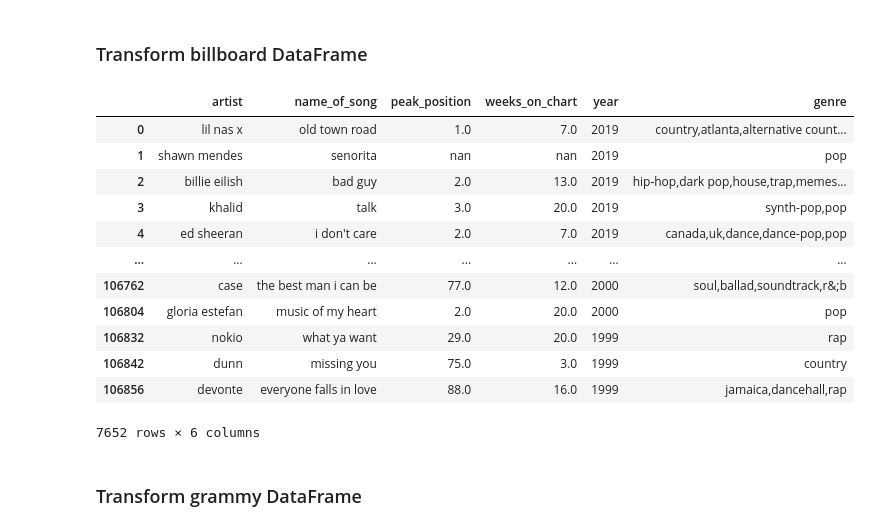
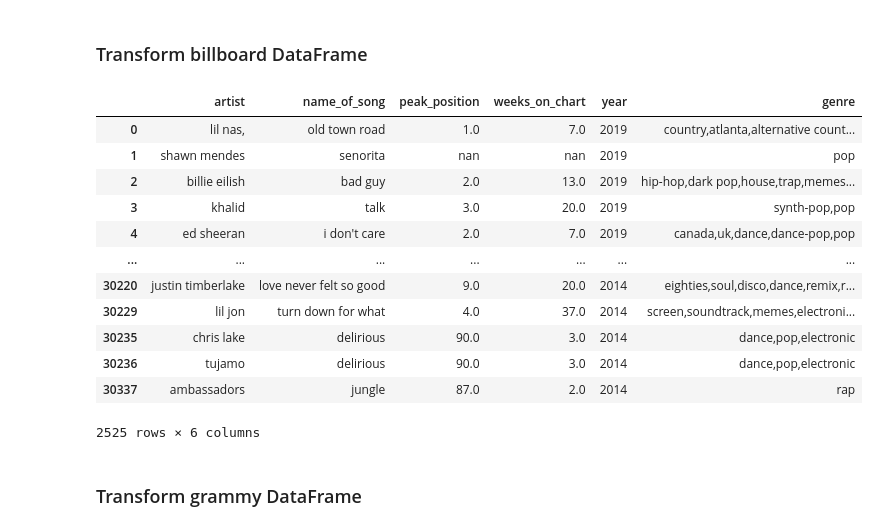
Before and after one commit to FrankJiang1208/project_2, a Jupyter notebook: ETL_MW.ipynb, the cells around one changed output. Drawn from its saved outputs; the diff is of its cells as text; code cells hidden in the pictures.

```diff
--- a/ETL_MW.ipynb
+++ b/ETL_MW.ipynb
@@ -19,7 +19,7 @@ artists_df.head()
 | 4 | 4 | Chris Brown | 9676862 | dance pop,pop,pop rap,r&b,rap | 6 | 2005 | M | Solo |
 # %%
 # Extraxting 'billboard' csv file and put it into Pandas DataFrame
-billboard_file = "Resources/billboardHot100_1999-2019.csv"
+billboard_file = "Resources/billboardHot100_1999-2019_sample.csv"
 billboard_df = pd.read_csv(billboard_file)
 billboard_df.head()
 # %% [output]
@@ -77,7 +77,7 @@ artists_transformed.head()
 # Create a filtered dataframe from specific columns
 billboard_cols = ['Artists', 'Name', 'Peak.position', 'Weeks.on.chart','Week','Genre']
 billboard_transformed = billboard_df[billboard_cols].copy()
-billboard_transformed['Week'] = pd.to_datetime(billboard_transformed['Week'], format = '%m/%d/%Y').map(lambda x: x.strftime('%Y'))
+billboard_transformed['Week'] = pd.to_datetime(billboard_transformed['Week'], format = '%Y-%m-%d').map(lambda x: x.strftime('%Y'))
 
 # Rename the column headers
 billboard_transformed = billboard_transformed.rename(columns={'Artists':'artist',
@@ -92,45 +92,45 @@ billboard_transformed = billboard_transformed.astype(str).apply(lambda x: x.str.
 
 
 for index in range(len(billboard_transformed)):
     # Assign artists into a variable
     artist_name = billboard_transformed['artist'][index]
     # Split artists
     artists_split = artist_name.split(', ')
 
     # Check if the 'artists_split' list is greater than 1. If it is, it means that more than one artist is listed for a song.
     if (len(artists_split)>1):
         # Modify original df billboard_transformed with one name in artist colum
         billboard_transformed['artist'][index]=artists_split[0]
         # Store row to be splitted in multiple rows in read_row (used to create the row for billboard_transformed_artist_split)
         read_row = billboard_transformed.iloc[index]
 
         # read each artist in the list and create a row for him/sher
         for index_artist in range(len(artists_split)):
             billboard_transformed.loc[len(billboard_transformed.index)] = [artists_split[index_artist],
                                                                            read_row['name_of_song'],
                                                                            read_row['peak_position'],
                                                                            read_row['weeks_on_chart'],
                                                                            read_row['year'],
                                                                            read_row['genre']]
 
 
 #Keep only first row when there are artist/song duplicate
 billboard_transformed.drop_duplicates(['artist', 'name_of_song'], keep='first', inplace=True)
 billboard_transformed
 # %% [output]
 |  | artist | name_of_song | peak_position | weeks_on_chart | year | genre |
-| 0 | lil nas x | old town road | 1.0 | 7.0 | 2019 | country,atlanta,alternative count... |
+| 0 | lil nas, | old town road | 1.0 | 7.0 | 2019 | country,atlanta,alternative count... |
 | 1 | shawn mendes | senorita | nan | nan | 2019 | pop |
 | 2 | billie eilish | bad guy | 2.0 | 13.0 | 2019 | hip-hop,dark pop,house,trap,memes... |
 | 3 | khalid | talk | 3.0 | 20.0 | 2019 | synth-pop,pop |
 | 4 | ed sheeran | i don't care | 2.0 | 7.0 | 2019 | canada,uk,dance,dance-pop,pop |
 | ... | ... | ... | ... | ... | ... | ... |
-| 106762 | case | the best man i can be | 77.0 | 12.0 | 2000 | soul,ballad,soundtrack,r&;b |
-| 106804 | gloria estefan | music of my heart | 2.0 | 20.0 | 2000 | pop |
-| 106832 | nokio | what ya want | 29.0 | 20.0 | 1999 | rap |
-| 106842 | dunn | missing you | 75.0 | 3.0 | 1999 | country |
-| 106856 | devonte | everyone falls in love | 88.0 | 16.0 | 1999 | jamaica,dancehall,rap |
+| 30220 | justin timberlake | love never felt so good | 9.0 | 20.0 | 2014 | eighties,soul,disco,dance,remix,r... |
+| 30229 | lil jon | turn down for what | 4.0 | 37.0 | 2014 | screen,soundtrack,memes,electroni... |
+| 30235 | chris lake | delirious | 90.0 | 3.0 | 2014 | dance,pop,electronic |
+| 30236 | tujamo | delirious | 90.0 | 3.0 | 2014 | dance,pop,electronic |
+| 30337 | ambassadors | jungle | 87.0 | 2.0 | 2014 | rap |
-7652 rows × 6 columns
+2525 rows × 6 columns
 # %% [markdown]
 ### Transform grammy DataFrame
 # %%
```
Also changed, not shown: parts of 3 cells of this notebook, 2 other files.
